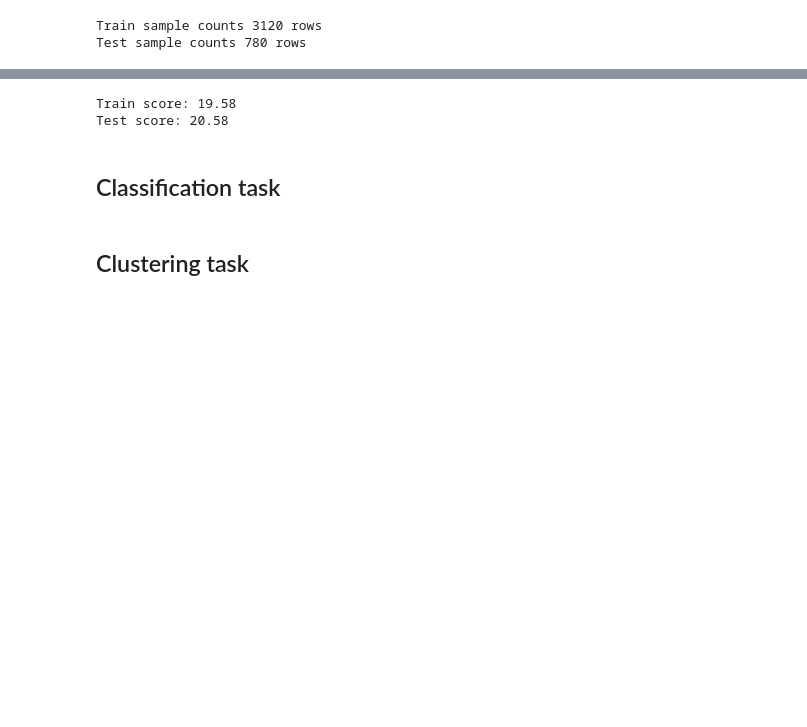
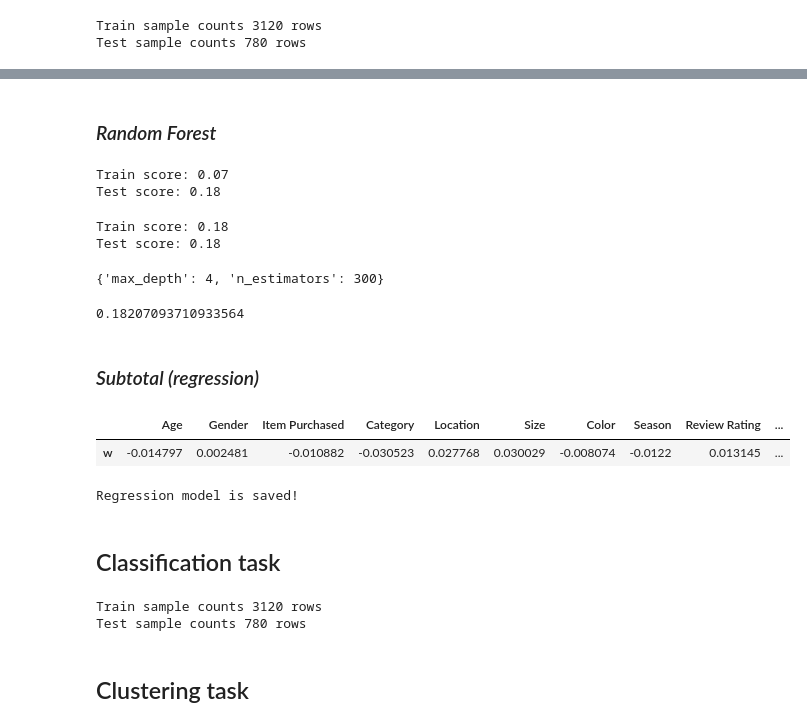
Before and after one commit to georgekovin/Consumer-Behavior-and-Shopping-Habits-Research, a Jupyter notebook: research.ipynb, the cells around one changed output, grey strips where cells are left out. Saved outputs shown, nothing was run; the diff lists cells and outputs as text; code cells hidden in the pictures; blank space fills up the shorter version.

```diff
--- a/research.ipynb
+++ b/research.ipynb
@@ -443,7 +445,7 @@ plt.show()
 encoder = pp.OrdinalEncoder()
 data_enc = encoder.fit_transform(data)
 
-data = pd.DataFrame(data_enc, columns=data.columns)
+data = pd.DataFrame(data_enc, columns=data.columns).astype(int)
 
 data
 # %% [output]
@@ -474,15 +476,15 @@ plt.show()
 # <center> *Modeling*
 # %%
 def X_y_split(target, scale=True, data=data):
+    if scale:
+        scaler = pp.MinMaxScaler((1, 2))
+        data_scaled = scaler.fit_transform(data)
+
+        data = pd.DataFrame(data_scaled,
+                            columns=data.columns)
+
     X = data.drop(target, axis=1)
     y = data[target]
-
-    if scale:
-        scaler = pp.MinMaxScaler()
-        X_scaled = scaler.fit_transform(X)
-
-        X = pd.DataFrame(X_scaled, columns=X.columns)
-
 
     X_train, X_test, y_train, y_test = \
         ms.train_test_split(X, y,
@@ -545,9 +598,48 @@ Test score: 20.76
+# %% [markdown]
+### *Random Forest*
 # %%
-rf_reg = ens.RandomForestRegressor(max_depth=5, random_state=RS)
+rf_reg = ens.RandomForestRegressor(random_state=RS, n_jobs=-1)
 
 get_regression_scores(rf_reg)
 # %% [output]
-Train score: 19.58
-Test score: 20.58
+Train score: 0.07
+Test score: 0.18
+# %%
+rf_params = {'n_estimators': [100, 200, 300],
+             'max_depth': [3, 4, 5]}
+
+gs_opt_regression(rf_reg, rf_params)
+# %% [output]
+Train score: 0.18
+Test score: 0.18
+{'max_depth': 4, 'n_estimators': 300}
+# %%
+a = ens.RandomForestRegressor(n_estimators=300,
+                              max_depth=3,
+                              random_state=RS,
+                              n_jobs=-1).fit(X_train_poly, y_train).predict(X_test_poly)
+
+m.mean_absolute_percentage_error(y_test, a)
+# %% [output]
+0.18207093710933564
+# %% [markdown]
+### *Subtotal (regression)*
+# %%
+pd.DataFrame(base_reg.coef_.reshape((1, 15)), index=['w'], columns=X_train.columns)
+# %% [output]
+|  | Age | Gender | Item Purchased | Category | Location | Size | Color | Season | Review Rating | ... |
+| w | -0.014797 | 0.002481 | -0.010882 | -0.030523 | 0.027768 | 0.030029 | -0.008074 | -0.0122 | 0.013145 | ... |
+# %%
+with open('app/models/reg_model.pkl', 'wb') as reg_f:
+    pickle.dump(base_reg, reg_f)
+
+print('Regression model is saved!')
+# %% [output]
+Regression model is saved!
 # %% [markdown]
 ## Classification task
+# %%
+X_train, X_test, y_train, y_test = X_y_split('Subscription Status')
+# %% [output]
+Train sample counts 3120 rows
+Test sample counts 780 rows
```
Also changed, not shown: parts of 16 cells of this notebook, 1 other file.
